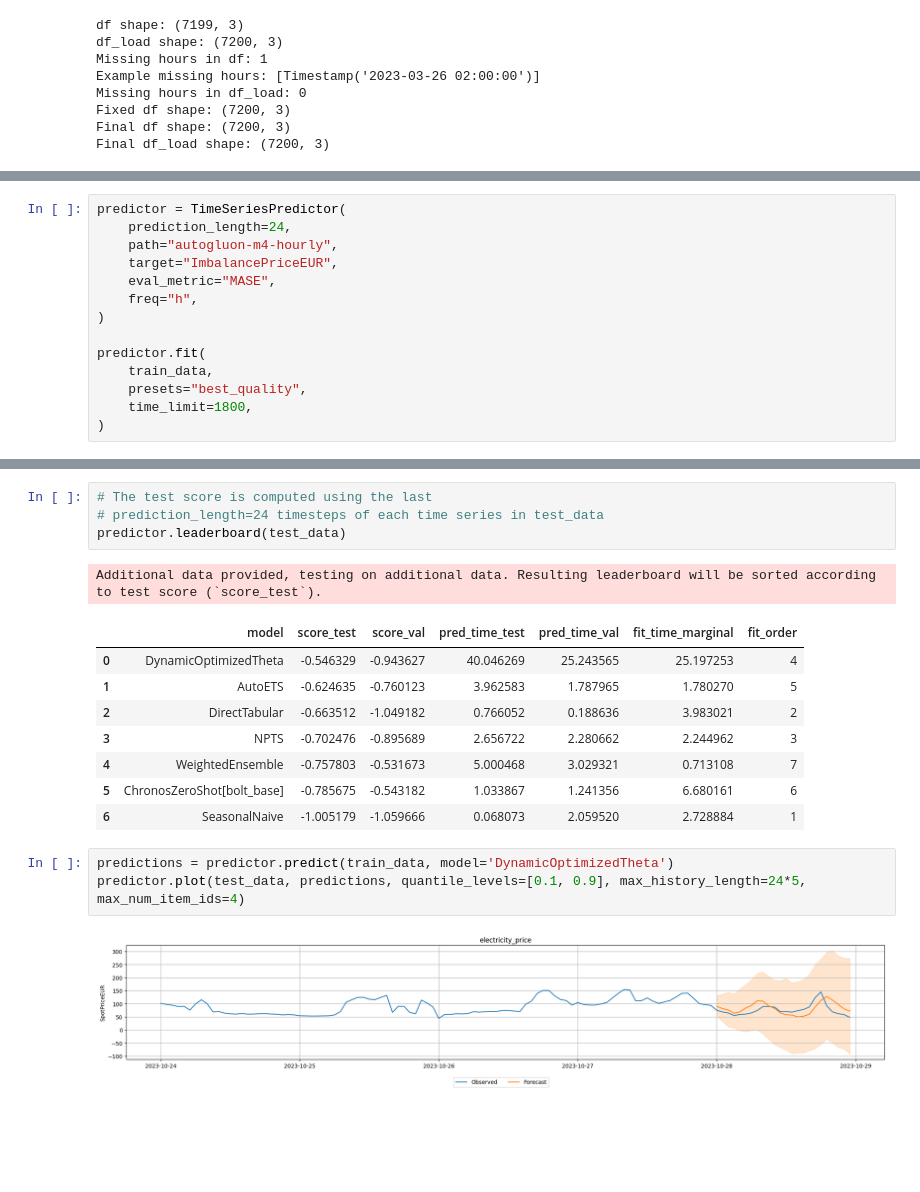
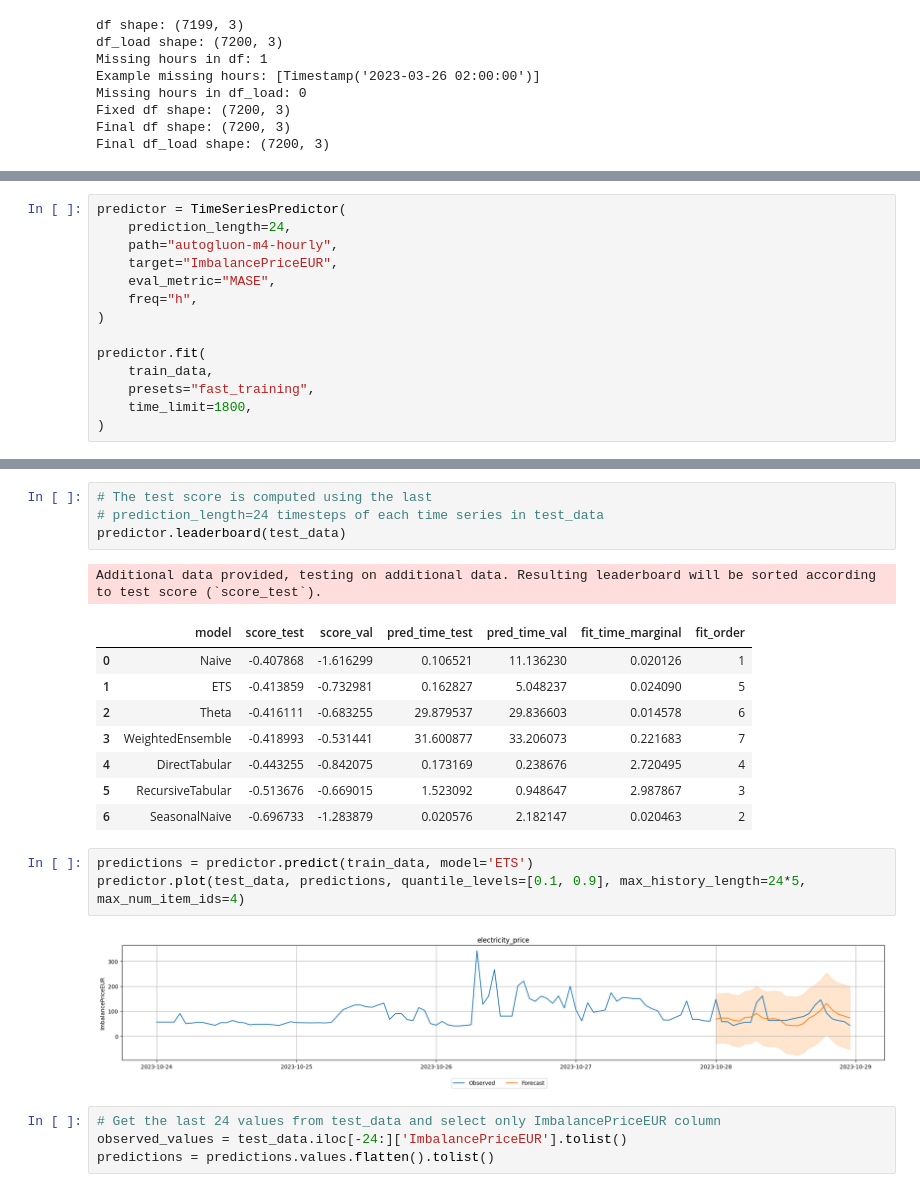
Before and after one commit to MarchesiGabriele/energy_price_forecasting, a Jupyter notebook: chronos_forecasting_full_imb.ipynb, the cells around one changed output, grey strips where cells are left out. Cells and saved outputs as stored; diff of their text form; blank space fills up the shorter version.

```diff
--- a/chronos_forecasting_full_imb.ipynb
+++ b/chronos_forecasting_full_imb.ipynb
@@ -270,7 +270,7 @@ predictor = TimeSeriesPredictor(
 
 predictor.fit(
     train_data,
-    presets="best_quality",
+    presets="fast_training",
     time_limit=1800,
 )
 # %% [output]
@@ -318,15 +317,19 @@ predictor.leaderboard(test_data)
 # %% [output]
 Additional data provided, testing on additional data. Resulting leaderboard will be sorted according to test score (`score_test`).
 |  | model | score_test | score_val | pred_time_test | pred_time_val | fit_time_marginal | fit_order |
-| 0 | DynamicOptimizedTheta | -0.546329 | -0.943627 | 40.046269 | 25.243565 | 25.197253 | 4 |
-| 1 | AutoETS | -0.624635 | -0.760123 | 3.962583 | 1.787965 | 1.780270 | 5 |
-| 2 | DirectTabular | -0.663512 | -1.049182 | 0.766052 | 0.188636 | 3.983021 | 2 |
-| 3 | NPTS | -0.702476 | -0.895689 | 2.656722 | 2.280662 | 2.244962 | 3 |
-| 4 | WeightedEnsemble | -0.757803 | -0.531673 | 5.000468 | 3.029321 | 0.713108 | 7 |
-| 5 | ChronosZeroShot[bolt_base] | -0.785675 | -0.543182 | 1.033867 | 1.241356 | 6.680161 | 6 |
-| 6 | SeasonalNaive | -1.005179 | -1.059666 | 0.068073 | 2.059520 | 2.728884 | 1 |
+| 0 | Naive | -0.407868 | -1.616299 | 0.106521 | 11.136230 | 0.020126 | 1 |
+| 1 | ETS | -0.413859 | -0.732981 | 0.162827 | 5.048237 | 0.024090 | 5 |
+| 2 | Theta | -0.416111 | -0.683255 | 29.879537 | 29.836603 | 0.014578 | 6 |
+| 3 | WeightedEnsemble | -0.418993 | -0.531441 | 31.600877 | 33.206073 | 0.221683 | 7 |
+| 4 | DirectTabular | -0.443255 | -0.842075 | 0.173169 | 0.238676 | 2.720495 | 4 |
+| 5 | RecursiveTabular | -0.513676 | -0.669015 | 1.523092 | 0.948647 | 2.987867 | 3 |
+| 6 | SeasonalNaive | -0.696733 | -1.283879 | 0.020576 | 2.182147 | 0.020463 | 2 |
 # %%
-predictions = predictor.predict(train_data, model='DynamicOptimizedTheta')
+predictions = predictor.predict(train_data, model='ETS')
 predictor.plot(test_data, predictions, quantile_levels=[0.1, 0.9], max_history_length=24*5, max_num_item_ids=4)
 # %% [output]
-[figure, old version]
+[figure, new version]
+# %%
+# Get the last 24 values from test_data and select only ImbalancePriceEUR column
+observed_values = test_data.iloc[-24:]['ImbalancePriceEUR'].tolist()
+predictions = predictions.values.flatten().tolist()
```
Also changed, not shown: parts of 5 cells of this notebook.
